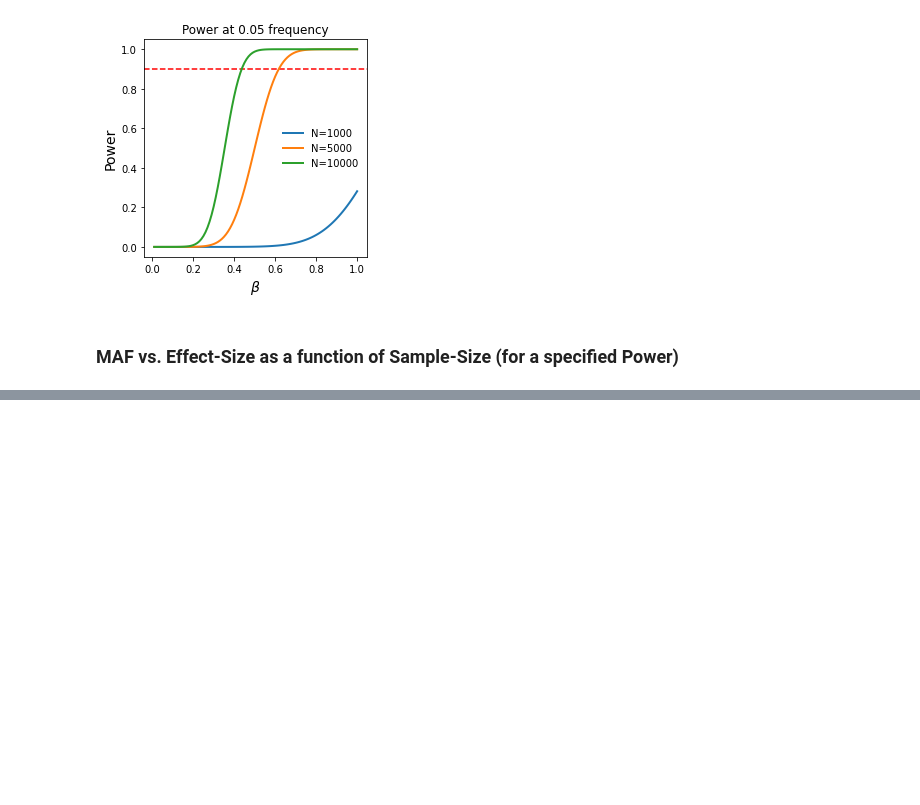
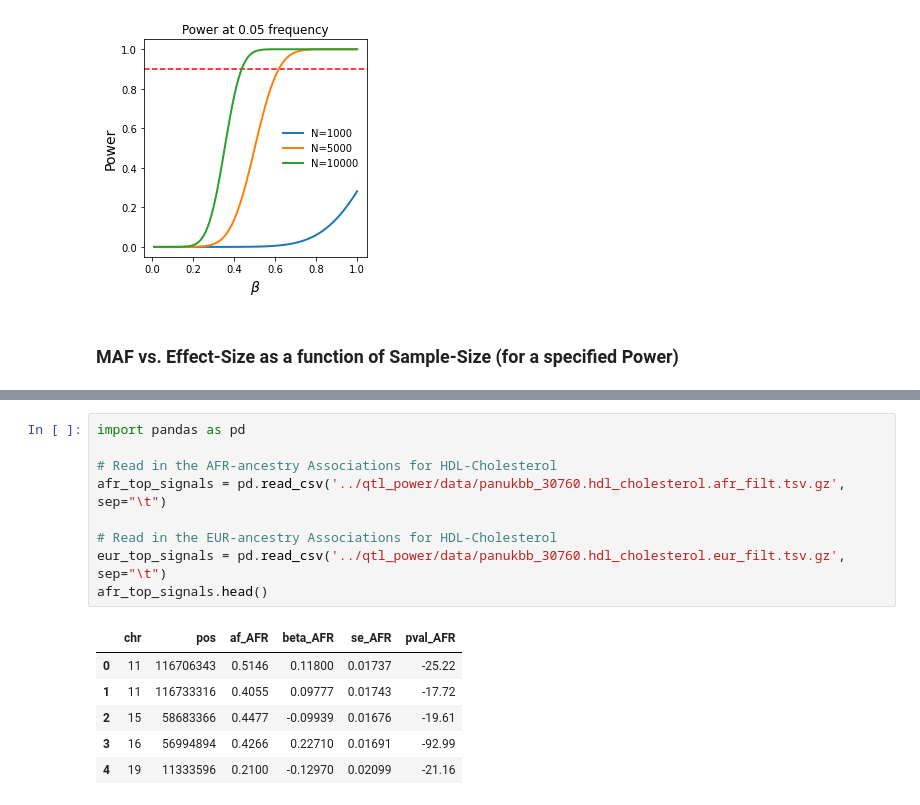
Before and after one commit to aabiddanda/qtl-power, a Jupyter notebook: notebooks/gwas_power.ipynb, the cells around one changed output, grey strips where cells are left out. Drawn from its saved outputs; the diff is of its cells as text; blank space fills up the shorter version.

```diff
--- a/notebooks/gwas_power.ipynb
+++ b/notebooks/gwas_power.ipynb
@@ -174,0 +179,16 @@ Text(0.5, 0, 'MAF')
+# %%
+import pandas as pd
+
+# Read in the AFR-ancestry Associations for HDL-Cholesterol
+afr_top_signals = pd.read_csv('../qtl_power/data/panukbb_30760.hdl_cholesterol.afr_filt.tsv.gz', sep="\t")
+
+# Read in the EUR-ancestry Associations for HDL-Cholesterol
+eur_top_signals = pd.read_csv('../qtl_power/data/panukbb_30760.hdl_cholesterol.eur_filt.tsv.gz', sep="\t")
+afr_top_signals.head()
+# %% [output]
+|  | chr | pos | af_AFR | beta_AFR | se_AFR | pval_AFR |
+| 0 | 11 | 116706343 | 0.5146 | 0.11800 | 0.01737 | -25.22 |
+| 1 | 11 | 116733316 | 0.4055 | 0.09777 | 0.01743 | -17.72 |
+| 2 | 15 | 58683366 | 0.4477 | -0.09939 | 0.01676 | -19.61 |
+| 3 | 16 | 56994894 | 0.4266 | 0.22710 | 0.01691 | -92.99 |
+| 4 | 19 | 11333596 | 0.2100 | -0.12970 | 0.02099 | -21.16 |
```
Also changed, not shown: parts of 4 cells of this notebook.
